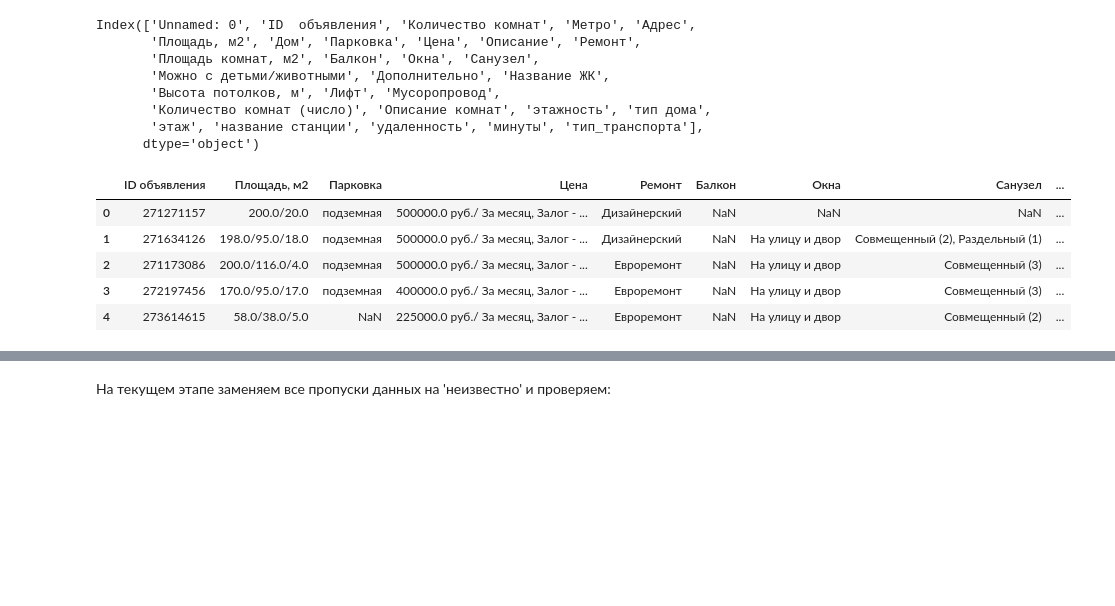
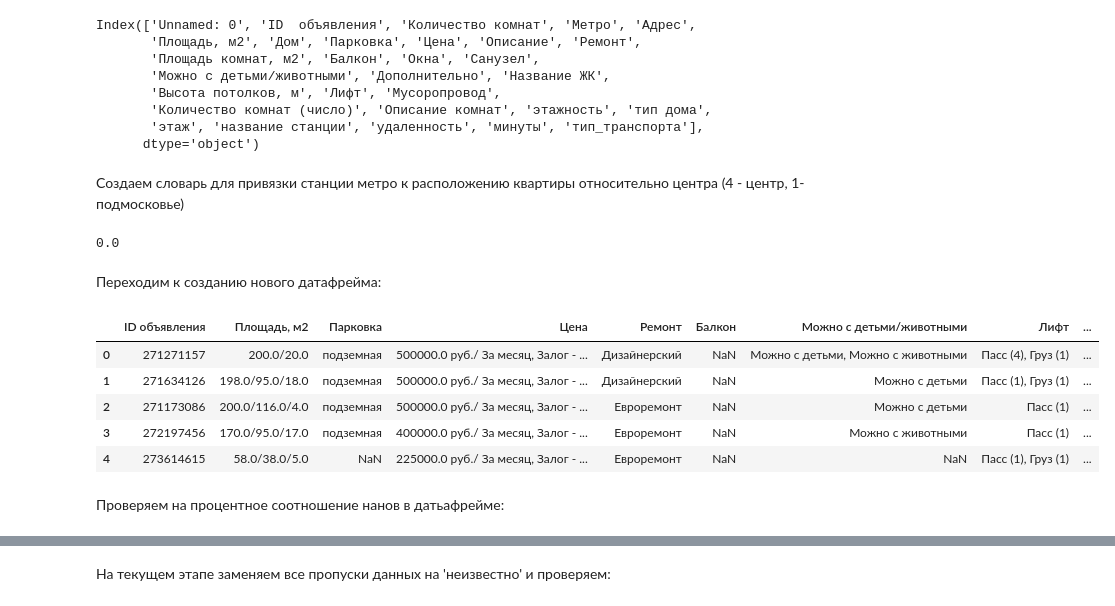
Before and after one commit to AlexanderKurchatkin/Rent_real_Estate_phase0, a Jupyter notebook: preprocessing.ipynb, the cells around one changed output, grey strips where cells are left out. Cells and saved outputs as stored; diff of their text form; code cells hidden in the pictures; blank space fills up the shorter version.

```diff
--- a/preprocessing.ipynb
+++ b/preprocessing.ipynb
@@ -218,3 +265,5 @@ Index(['Unnamed: 0', 'ID  объявления', 'Количество комн
        'Количество комнат (число)', 'Описание комнат', 'этажность', 'тип дома',
        'этаж', 'название станции', 'удаленность', 'минуты', 'тип_транспорта'],
       dtype='object')
+# %% [markdown]
+Создаем словарь для привязки станции метро к расположению квартиры относительно центра (4 - центр, 1- подмосковье)
@@ -221,19 +362,36 @@ Index(['Unnamed: 0', 'ID  объявления', 'Количество комн
+# %%
+#estate['Metro_new'] = metro['Product'].map(dict1)
+metro=estate[estate["Адрес"]. str.contains ("Москва")][['Unnamed: 0','Метро']]
+metro[['название станции', 'удаленность']] = metro['Метро'].str.split('(', expand=True)
+metro['удаленность'] = metro['удаленность'].str.replace(r'\)$', '')
+metro[['минуты', 'тип_транспорта']] = metro['удаленность'].str.split(" мин ", expand=True)
+# %%
+estate['Округ'] = metro['название станции'].map(merged_dict)
+estate.fillna('неизвестно')
+estate.loc[~estate['Округ'].isin(Kateg), 'Округ'] = 1
+estate['Округ'].isnull().mean() * 100
+# %% [output]
+0.0
+# %% [markdown]
+Переходим к созданию нового датафрейма:
 # %%
 data=estate[['ID  объявления',
        'Площадь, м2', 'Парковка', 'Цена', 'Ремонт',
-       'Балкон', 'Окна', 'Санузел',
-       'Можно с детьми/животными', 'Дополнительно',
+       'Балкон',
+       'Можно с детьми/животными',
        'Лифт', 'Мусоропровод',
-       'Количество комнат (число)', 'Описание комнат', 'этажность', 'тип дома',
-       'этаж', 'название станции', 'минуты', 'тип_транспорта']]
+       'Количество комнат (число)', 'этажность',
+       'этаж', 'Округ']]
 data.head()
 # %% [output]
-|  | ID объявления | Площадь, м2 | Парковка | Цена | Ремонт | Балкон | Окна | Санузел | ... |
-| 0 | 271271157 | 200.0/20.0 | подземная | 500000.0 руб./ За месяц, Залог - ... | Дизайнерский | NaN | NaN | NaN | ... |
-| 1 | 271634126 | 198.0/95.0/18.0 | подземная | 500000.0 руб./ За месяц, Залог - ... | Дизайнерский | NaN | На улицу и двор | Совмещенный (2), Раздельный (1) | ... |
-| 2 | 271173086 | 200.0/116.0/4.0 | подземная | 500000.0 руб./ За месяц, Залог - ... | Евроремонт | NaN | На улицу и двор | Совмещенный (3) | ... |
-| 3 | 272197456 | 170.0/95.0/17.0 | подземная | 400000.0 руб./ За месяц, Залог - ... | Евроремонт | NaN | На улицу и двор | Совмещенный (3) | ... |
-| 4 | 273614615 | 58.0/38.0/5.0 | NaN | 225000.0 руб./ За месяц, Залог - ... | Евроремонт | NaN | На улицу и двор | Совмещенный (2) | ... |
+|  | ID объявления | Площадь, м2 | Парковка | Цена | Ремонт | Балкон | Можно с детьми/животными | Лифт | ... |
+| 0 | 271271157 | 200.0/20.0 | подземная | 500000.0 руб./ За месяц, Залог - ... | Дизайнерский | NaN | Можно с детьми, Можно с животными | Пасс (4), Груз (1) | ... |
+| 1 | 271634126 | 198.0/95.0/18.0 | подземная | 500000.0 руб./ За месяц, Залог - ... | Дизайнерский | NaN | Можно с детьми | Пасс (1), Груз (1) | ... |
+| 2 | 271173086 | 200.0/116.0/4.0 | подземная | 500000.0 руб./ За месяц, Залог - ... | Евроремонт | NaN | Можно с детьми | Пасс (1) | ... |
+| 3 | 272197456 | 170.0/95.0/17.0 | подземная | 400000.0 руб./ За месяц, Залог - ... | Евроремонт | NaN | Можно с животными | Пасс (1) | ... |
+| 4 | 273614615 | 58.0/38.0/5.0 | NaN | 225000.0 руб./ За месяц, Залог - ... | Евроремонт | NaN | NaN | Пасс (1), Груз (1) | ... |
+# %% [markdown]
+Проверяем на процентное соотношение нанов в датьафрейме:
 # %%
 data.isnull().mean() * 100
 # %% [output]
```
Also changed, not shown: parts of 45 cells of this notebook.
